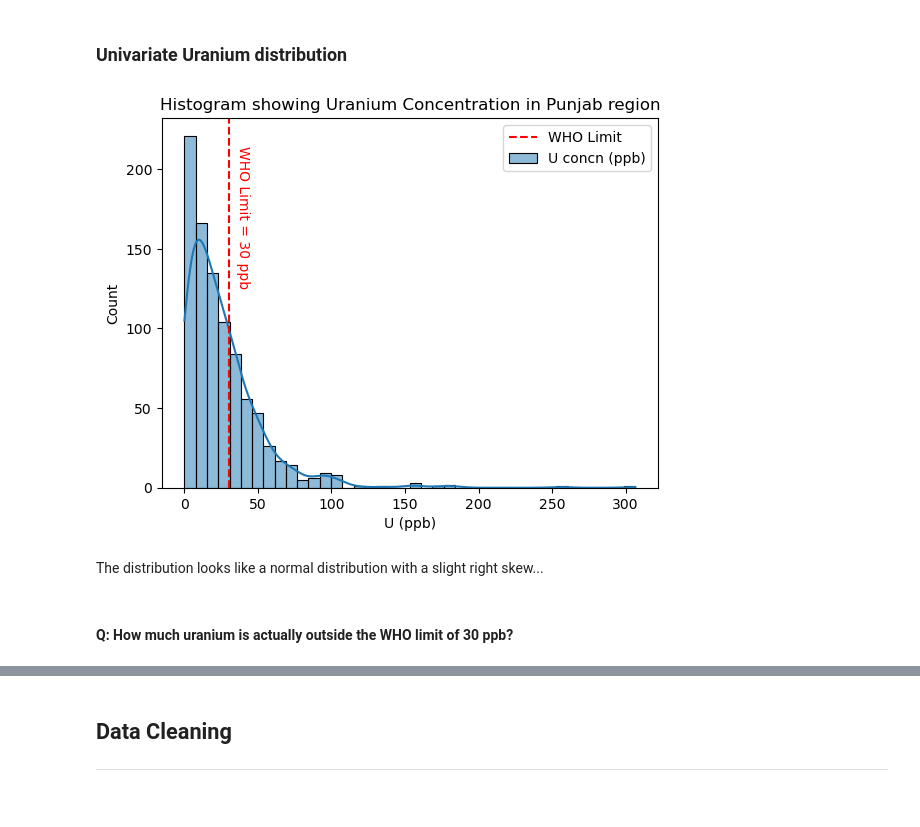
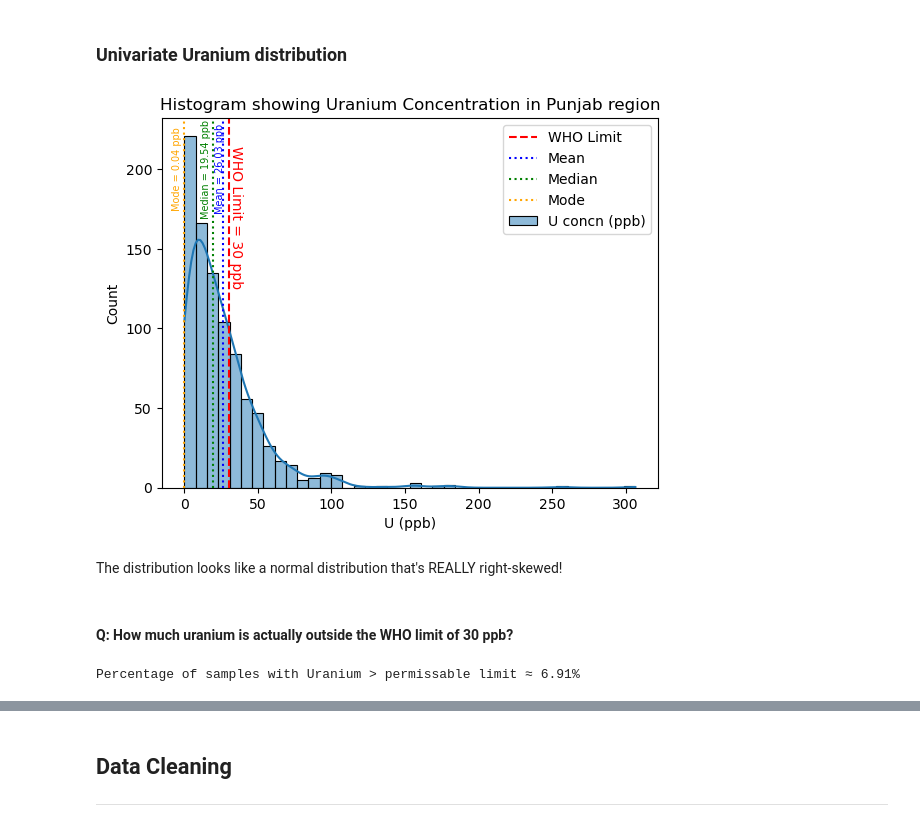
Before and after one commit to ikabrain/uranium-punjab-analysis, a Jupyter notebook: micro-study-2/relation.ipynb, the cells around one changed output, grey strips where cells are left out. Saved outputs shown, nothing was run; the diff lists cells and outputs as text; code cells hidden in the pictures.

Commit message:
Univariate analysis of uranium distribution in Micro Study 2

```diff
--- a/micro-study-2/relation.ipynb
+++ b/micro-study-2/relation.ipynb
@@ -53,14 +53,34 @@ plt.show()
 ### Univariate Uranium distribution
 # %%
 sns.histplot(data=df, x="U (ppb)", kde=True, bins=40, label="U concn (ppb)")
+
 plt.axvline(x=30, color="red", linestyle="--", label="WHO Limit")
-plt.text(40, 170, 'WHO Limit = 30 ppb', color='red', fontsize=10, rotation=-90, ha="center", va="center")
+plt.text(35, 170, 'WHO Limit = 30 ppb', color='red', fontsize=10, rotation=-90, ha="center", va="center")
+
+plt.axvline(x=df["U (ppb)"].mean(), color="blue", linestyle=":", label="Mean")
+plt.text(24, 200, f'Mean = {df["U (ppb)"].mean():.2f} ppb', color='blue', fontsize=7, rotation=90, ha="center", va="center")
+
+plt.axvline(x=df["U (ppb)"].median(), color="green", linestyle=":", label="Median")
+plt.text(15, 200, f'Median = {df["U (ppb)"].median():.2f} ppb', color='green', fontsize=7, rotation=90, ha="center", va="center")
+
+plt.axvline(x=df["U (ppb)"].mode()[0], color="orange", linestyle=":", label="Mode")
+plt.text(-5, 200, f'Mode = {df["U (ppb)"].mode()[0]:.2f} ppb', color='orange', fontsize=7, rotation=90, ha="center", va="center")
+
 plt.title("Histogram showing Uranium Concentration in Punjab region")
 plt.legend()
 plt.show()
 # %% [output]
-[figure, old version]
+[figure, new version]
 # %% [markdown]
-The distribution looks like a normal distribution with a slight right skew...
+The distribution looks like a normal distribution that's REALLY right-skewed!
 # %% [markdown]
 #### Q: How much uranium is actually outside the WHO limit of 30 ppb?
+# %%
+u_above_limit_count = df[df["U (ppb)"] >= 30].shape[0]
+total_u = df.shape[0]
+print(
+    f"Percentage of samples with Uranium > permissable limit \u2248 " +
+    f"{np.round(u_above_limit_count*100/total_u, 2)}%"
+)
+# %% [output]
+Percentage of samples with Uranium > permissable limit ≈ 6.91%
```
Also changed, not shown: parts of 6 cells of this notebook.
